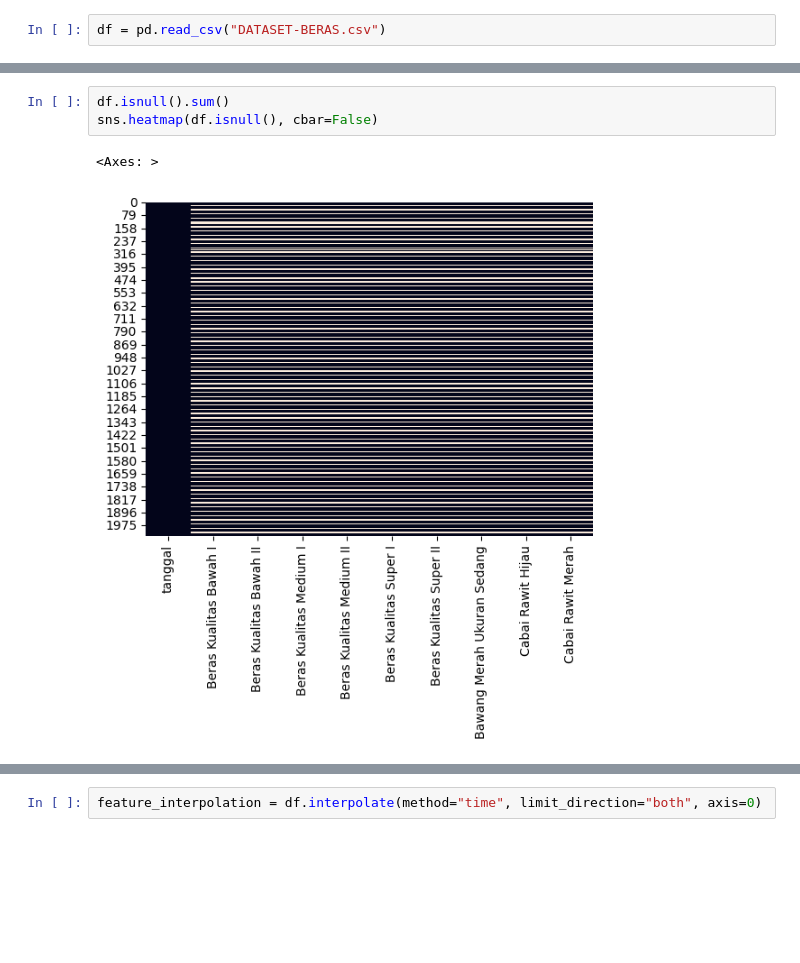
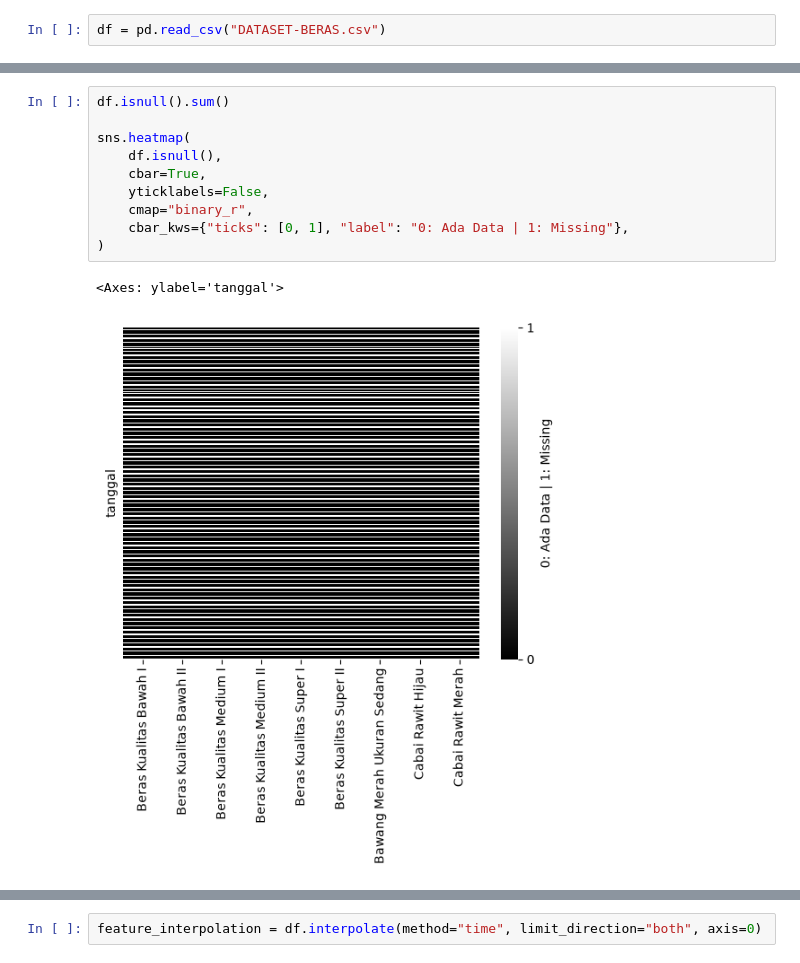
Before and after one commit to YosiaCoKR/program-skripsi, a Jupyter notebook: code.ipynb, the cells around one changed output, grey strips where cells are left out. Drawn from its saved outputs; the diff is of its cells as text; blank space fills up the shorter version.

```diff
--- a/code.ipynb
+++ b/code.ipynb
@@ -42,9 +74,16 @@ dtype: object
 # %%
 df.isnull().sum()
-sns.heatmap(df.isnull(), cbar=False)
+
+sns.heatmap(
+    df.isnull(),
+    cbar=True,
+    yticklabels=False,
+    cmap="binary_r",
+    cbar_kws={"ticks": [0, 1], "label": "0: Ada Data | 1: Missing"},
+)
 # %% [output]
-<Axes: >
+<Axes: ylabel='tanggal'>
-[figure, old version]
+[figure, new version]
 # %%
 (df.isnull().sum() / len(df)) * 100
 # %% [output]
```
Also changed, not shown: parts of 11 cells of this notebook, 1 other file.
